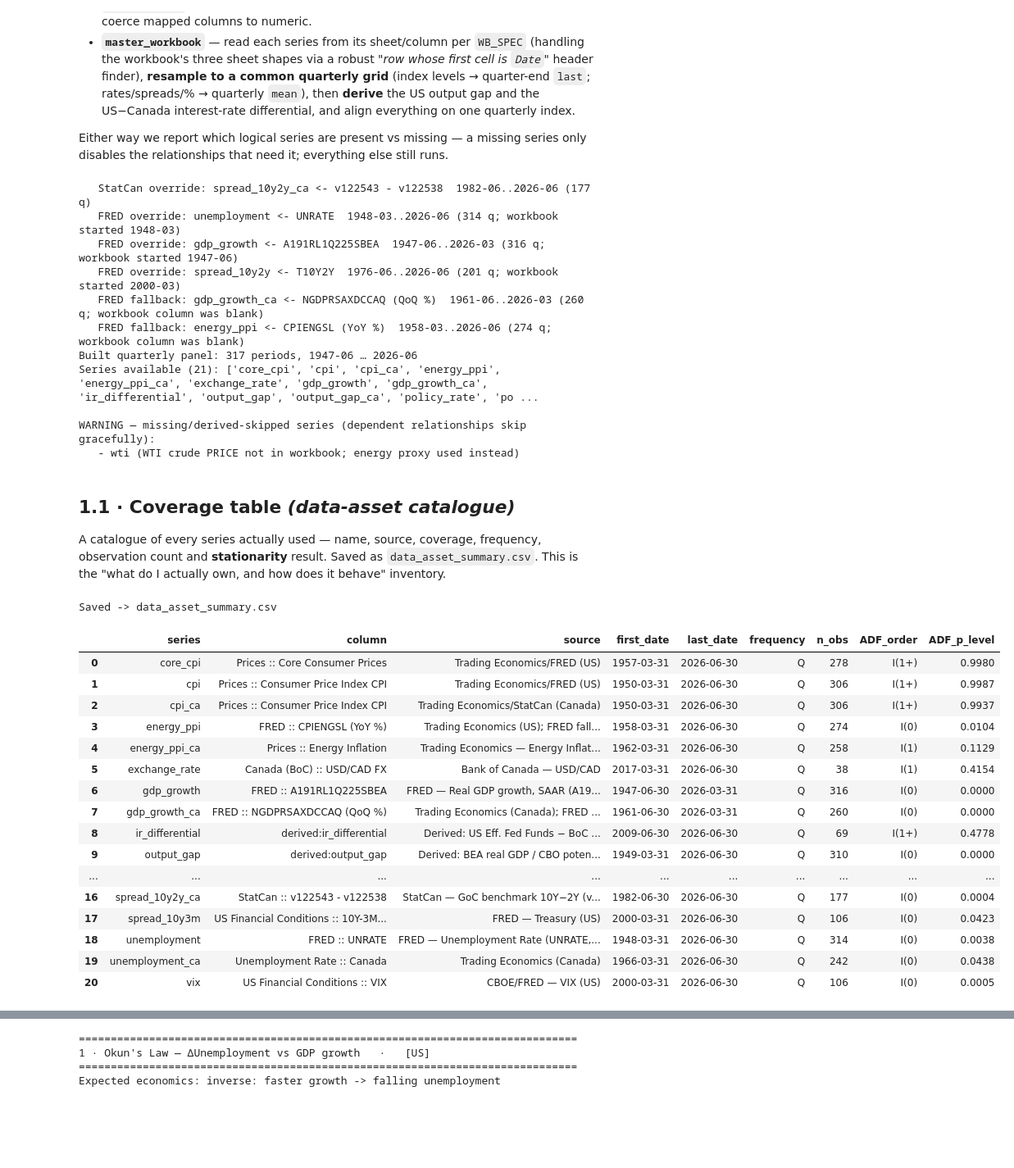
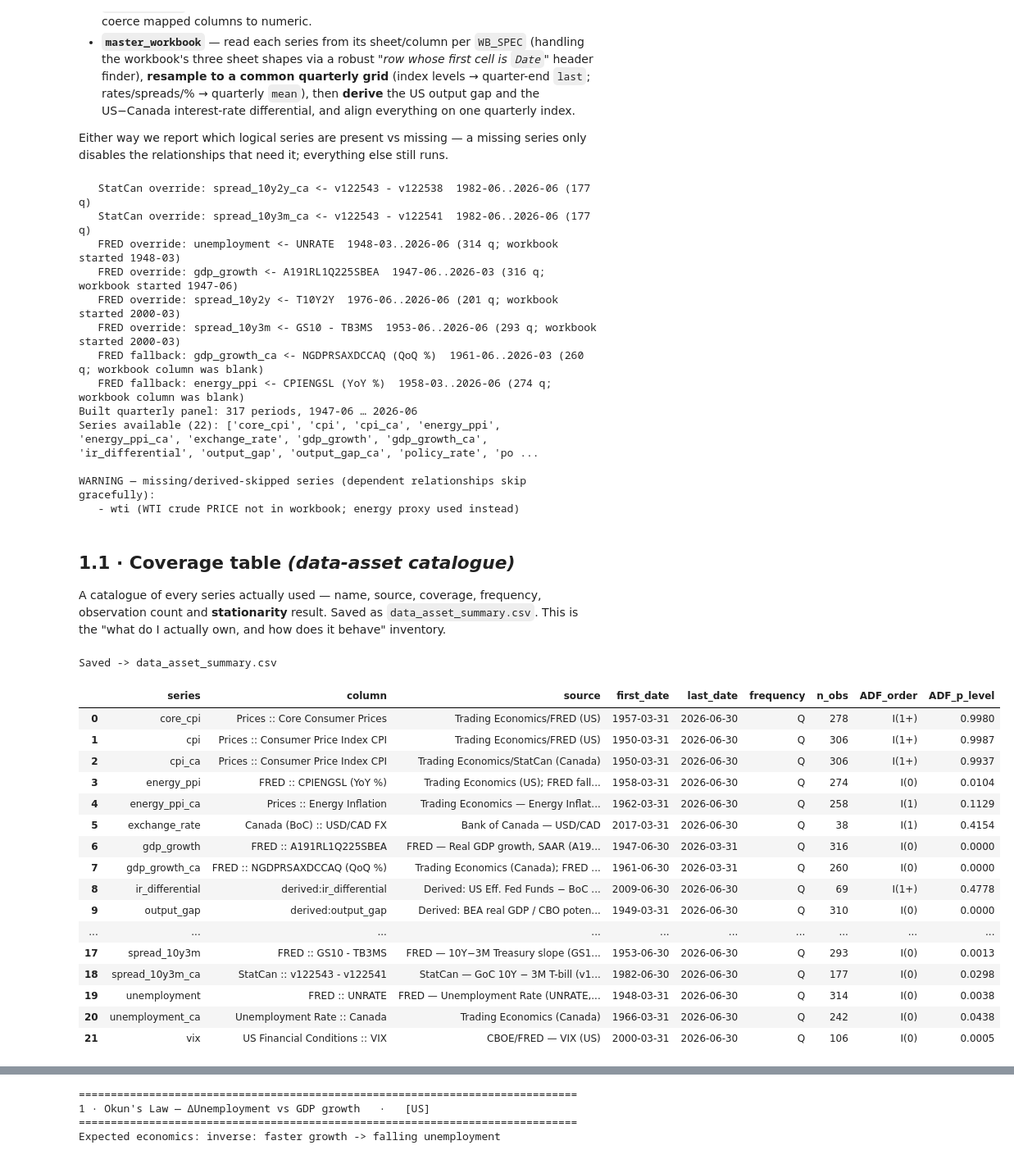
Before and after one commit to will-smith12/macro-relationships-dashboard, a Jupyter notebook: macro_relationships_master.ipynb, the cells around one changed output, grey strips where cells are left out. Shown at 82% size. Cells and saved outputs as stored; diff of their text form; code cells hidden in the pictures; blank space fills up the shorter version.

```diff
--- a/macro_relationships_master.ipynb
+++ b/macro_relationships_master.ipynb
@@ -133,6 +133,7 @@ WB_SPEC = {
     "output_gap":   dict(derive="output_gap"),        # 100*(realGDP/potential-1)
     "ir_differential": dict(derive="ir_differential"), # US FedFunds - CA overnight
     "spread_10y2y_ca": dict(derive="spread_10y2y_ca"), # GoC 10Y - GoC 2Y (CA slope proxy)
+    "spread_10y3m_ca": dict(derive="spread_10y3m_ca"), # GoC 10Y - GoC 3M T-bill (CANONICAL CA slope)
 }
 # Building blocks needed only to derive the computed series above:
 WB_DERIVE_INPUTS = {
@@ -157,7 +158,7 @@ SOURCES = {
     "ppi": "Trading Economics/FRED (US)",
     "output_gap": "Derived: BEA real GDP / CBO potential (US)",
     "policy_rate": "FRED — Eff. Fed Funds (US)", "prime_rate": "Trading Economics — Bank Lending Rate (US)",
-    "spread_10y3m": "FRED — Treasury (US)",
+    "spread_10y3m": "FRED — 10Y−3M Treasury slope (GS10−TB3MS, US, 1953+; canonical Estrella–Mishkin predictor)",
     "spread_10y2y": "FRED — 10Y−2Y Treasury slope (T10Y2Y, US, 1976+)",
     "wti": "N/A — not in workbook", "energy_ppi": "Trading Economics (US); FRED fallback — CPIENGSL energy-CPI YoY",
     "exchange_rate": "Bank of Canada — USD/CAD",
@@ -168,6 +169,7 @@ SOURCES = {
     "policy_rate_ca": "Bank of Canada — policy rate (Canada)",
     "output_gap_ca": "Bank of Canada — MPR output gap % (Canada)",
     "spread_10y2y_ca": "StatCan — GoC benchmark 10Y−2Y (v122543−v122538, Canada, 1982+)",
+    "spread_10y3m_ca": "StatCan — GoC 10Y − 3M T-bill (v122543−v122541, Canada, 1982+; canonical 10Y-3M slope, Harvey 1991)",
     "ir_differential": "Derived: US Eff. Fed Funds − BoC overnight",
 }
 
@@ -1124,6 +1126,26 @@ def _load_master_workbook():
     else:
         missing.append("spread_10y2y_ca (missing GoC 10Y or 2Y yield)")
 
+    # 5b) CANONICAL Canadian slope = GoC 10Y − 3M T-bill (Estrella–Mishkin /
+    #     Harvey 1991 use the 3-month rate, not the 2-year). StatCan v122541 is
+    #     the 3-month Treasury-bill yield (back to 1951); v122543 is the GoC
+    #     benchmark 10Y. This is the apples-to-apples counterpart to the US
+    #     10Y-3M spread and the literature-preferred predictor of future growth.
+    #     On any failure, fall back to the workbook GoC 10Y minus the 3M T-bill
+    #     if present, else leave missing (rel 5-CA then uses no Canadian panel).
+    _ca_slope3m = None
+    _goc3m = _fetch_statcan(122541)  # GoC 3-month Treasury-bill yield
+    if _goc3m is not None and _goc10 is not None:
+        _sp3 = (_to_freq(_goc10, "mean") - _to_freq(_goc3m, "mean")).dropna()
+        if not _sp3.empty:
+            _ca_slope3m = _sp3
+            print(f"   StatCan override: spread_10y3m_ca <- v122543 - v122541  "
+                  f"{_sp3.index.min():%Y-%m}..{_sp3.index.max():%Y-%m} ({len(_sp3)} q)")
+    if _ca_slope3m is not None:
+        present["spread_10y3m_ca"] = _ca_slope3m
+    else:
+        missing.append("spread_10y3m_ca (missing GoC 10Y or 3M T-bill yield)")
+
     # WTI is intentionally absent from this workbook.
     missing.append("wti (WTI crude PRICE not in workbook; energy proxy used instead)")
 
@@ -1151,6 +1173,30 @@ def _load_master_workbook():
         print(f"   FRED override: {_logical} <- {_sid}  "
               f"{_q.index.min():%Y-%m}..{_q.index.max():%Y-%m} "
               f"({len(_q)} q; workbook started {_was_from})")
+
+    # 6b) CANONICAL US slope = 10Y − 3M Treasury (GS10 − TB3MS). Estrella &
+    #     Mishkin (1996/1998) and the NY Fed / Cleveland Fed recession models use
+    #     the 10Y-3M spread — NOT the 10Y-2Y — as the predictor of future growth.
+    #     GS10−TB3MS runs back to 1953 (longest honest history; ~double the
+    #     growth-predictive content of 10Y-2Y: full-sample OLS β≈0.6 vs 0.38,
+    #     squarely inside the literature band). Fallbacks: T10Y3M (1982+), then
+    #     the workbook "10Y-3M Spread" column.
+    _gs10 = _fetch_fred("GS10", start="1947-01-01")
+    _tb3m = _fetch_fred("TB3MS", start="1947-01-01")
+    if _gs10 is not None and _tb3m is not None and not _gs10.empty and not _tb3m.empty:
+        _sp = (_to_freq(_gs10, "mean") - _to_freq(_tb3m, "mean")).dropna()
+        if not _sp.empty:
+            _was = present.get("spread_10y3m")
+            _was_from = f"{_was.index.min():%Y-%m}" if _was is not None and len(_was) else "—"
+            present["spread_10y3m"] = _sp
+            print(f"   FRED override: spread_10y3m <- GS10 - TB3MS  "
+                  f"{_sp.index.min():%Y-%m}..{_sp.index.max():%Y-%m} "
+                  f"({len(_sp)} q; workbook started {_was_from})")
+    elif present.get("spread_10y3m") is None or present["spread_10y3m"].dropna().empty:
+        _t103m = _fetch_fred("T10Y3M", start="1947-01-01")
+        if _t103m is not None and not _t103m.empty:
+            present["spread_10y3m"] = _to_freq(_t103m, "mean")
+            print("   FRED fallback: spread_10y3m <- T10Y3M (1982+)")
 
     # 7) Self-healing fallbacks for workbook columns that ship BLANK in some
     #    vintages. The Trading-Economics workbook intermittently delivers an
@@ -1228,13 +1274,15 @@ else:
     _load_single_sheet()
 # %% [output]
    StatCan override: spread_10y2y_ca <- v122543 - v122538  1982-06..2026-06 (177 q)
+   StatCan override: spread_10y3m_ca <- v122543 - v122541  1982-06..2026-06 (177 q)
    FRED override: unemployment <- UNRATE  1948-03..2026-06 (314 q; workbook started 1948-03)
    FRED override: gdp_growth <- A191RL1Q225SBEA  1947-06..2026-03 (316 q; workbook started 1947-06)
    FRED override: spread_10y2y <- T10Y2Y  1976-06..2026-06 (201 q; workbook started 2000-03)
+   FRED override: spread_10y3m <- GS10 - TB3MS  1953-06..2026-06 (293 q; workbook started 2000-03)
    FRED fallback: gdp_growth_ca <- NGDPRSAXDCCAQ (QoQ %)  1961-06..2026-03 (260 q; workbook column was blank)
    FRED fallback: energy_ppi <- CPIENGSL (YoY %)  1958-03..2026-06 (274 q; workbook column was blank)
 Built quarterly panel: 317 periods, 1947-06 … 2026-06
-Series available (21): ['core_cpi', 'cpi', 'cpi_ca', 'energy_ppi', 'energy_ppi_ca', 'exchange_rate', 'gdp_growth', 'gdp_growth_ca', 'ir_differential', 'output_gap', 'output_gap_ca', 'policy_rate', 'po ...
+Series available (22): ['core_cpi', 'cpi', 'cpi_ca', 'energy_ppi', 'energy_ppi_ca', 'exchange_rate', 'gdp_growth', 'gdp_growth_ca', 'ir_differential', 'output_gap', 'output_gap_ca', 'policy_rate', 'po ...
 
 WARNING — missing/derived-skipped series (dependent relationships skip gracefully):
    - wti (WTI crude PRICE not in workbook; energy proxy used instead)
@@ -1249,11 +1297,14 @@ def _origin(logical):
     """Human-readable origin of a series for the catalogue, for either layout."""
     if LAYOUT == "master_workbook":
         # US Okun inputs are overridden with full-history FRED data (see loader).
-        if logical in ("unemployment", "gdp_growth", "spread_10y2y", "spread_10y2y_ca"):
+        if logical in ("unemployment", "gdp_growth", "spread_10y2y", "spread_10y2y_ca",
+                       "spread_10y3m", "spread_10y3m_ca"):
             return {"unemployment": "FRED :: UNRATE",
                     "gdp_growth": "FRED :: A191RL1Q225SBEA",
                     "spread_10y2y": "FRED :: T10Y2Y",
-                    "spread_10y2y_ca": "StatCan :: v122543 - v122538"}[logical]
+                    "spread_10y2y_ca": "StatCan :: v122543 - v122538",
+                    "spread_10y3m": "FRED :: GS10 - TB3MS",
+                    "spread_10y3m_ca": "StatCan :: v122543 - v122541"}[logical]
         # Series filled from a FRED fallback when the workbook column was blank.
         if logical in ORIGIN_OVERRIDE:
             return ORIGIN_OVERRIDE[logical]
@@ -1279,38 +1330,38 @@ def build_data_asset():
             "source": SOURCES.get(logical, "—"),
             "first_date": s.index.min().strftime("%Y-%m-%d") if len(s) else "—",
             "last_date": s.index.max().strftime("%Y-%m-%d") if len(s) else "—",
             "frequency": FREQUENCY,
             "n_obs": int(len(s)),
             "ADF_order": rep["order"],
             "ADF_p_level": round(rep["p_level"], 4) if pd.notna(rep["p_level"]) else None,
         })
     asset = pd.DataFrame(rows).sort_values("series").reset_index(drop=True)
     out = str(Path(OUTPUT_DIR) / "data_asset_summary.csv")
     asset.to_csv(out, index=False)
     print(f"Saved -> {out}")
     return asset
 
 DATA_ASSET = build_data_asset()
 DATA_ASSET
 # %% [output]
 Saved -> data_asset_summary.csv
 |  | series | column | source | first_date | last_date | frequency | n_obs | ADF_order | ADF_p_level |
 | 0 | core_cpi | Prices :: Core Consumer Prices | Trading Economics/FRED (US) | 1957-03-31 | 2026-06-30 | Q | 278 | I(1+) | 0.9980 |
 | 1 | cpi | Prices :: Consumer Price Index CPI | Trading Economics/FRED (US) | 1950-03-31 | 2026-06-30 | Q | 306 | I(1+) | 0.9987 |
 | 2 | cpi_ca | Prices :: Consumer Price Index CPI | Trading Economics/StatCan (Canada) | 1950-03-31 | 2026-06-30 | Q | 306 | I(1+) | 0.9937 |
 | 3 | energy_ppi | FRED :: CPIENGSL (YoY %) | Trading Economics (US); FRED fall... | 1958-03-31 | 2026-06-30 | Q | 274 | I(0) | 0.0104 |
 | 4 | energy_ppi_ca | Prices :: Energy Inflation | Trading Economics — Energy Inflat... | 1962-03-31 | 2026-06-30 | Q | 258 | I(1) | 0.1129 |
 | 5 | exchange_rate | Canada (BoC) :: USD/CAD FX | Bank of Canada — USD/CAD | 2017-03-31 | 2026-06-30 | Q | 38 | I(1) | 0.4154 |
 | 6 | gdp_growth | FRED :: A191RL1Q225SBEA | FRED — Real GDP growth, SAAR (A19... | 1947-06-30 | 2026-03-31 | Q | 316 | I(0) | 0.0000 |
 | 7 | gdp_growth_ca | FRED :: NGDPRSAXDCCAQ (QoQ %) | Trading Economics (Canada); FRED ... | 1961-06-30 | 2026-03-31 | Q | 260 | I(0) | 0.0000 |
 | 8 | ir_differential | derived:ir_differential | Derived: US Eff. Fed Funds − BoC ... | 2009-06-30 | 2026-06-30 | Q | 69 | I(1+) | 0.4778 |
 | 9 | output_gap | derived:output_gap | Derived: BEA real GDP / CBO poten... | 1949-03-31 | 2026-06-30 | Q | 310 | I(0) | 0.0000 |
 | ... | ... | ... | ... | ... | ... | ... | ... | ... | ... |
-| 16 | spread_10y2y_ca | StatCan :: v122543 - v122538 | StatCan — GoC benchmark 10Y−2Y (v... | 1982-06-30 | 2026-06-30 | Q | 177 | I(0) | 0.0004 |
-| 17 | spread_10y3m | US Financial Conditions :: 10Y-3M... | FRED — Treasury (US) | 2000-03-31 | 2026-06-30 | Q | 106 | I(0) | 0.0423 |
-| 18 | unemployment | FRED :: UNRATE | FRED — Unemployment Rate (UNRATE,... | 1948-03-31 | 2026-06-30 | Q | 314 | I(0) | 0.0038 |
-| 19 | unemployment_ca | Unemployment Rate :: Canada | Trading Economics (Canada) | 1966-03-31 | 2026-06-30 | Q | 242 | I(0) | 0.0438 |
-| 20 | vix | US Financial Conditions :: VIX | CBOE/FRED — VIX (US) | 2000-03-31 | 2026-06-30 | Q | 106 | I(0) | 0.0005 |
+| 17 | spread_10y3m | FRED :: GS10 - TB3MS | FRED — 10Y−3M Treasury slope (GS1... | 1953-06-30 | 2026-06-30 | Q | 293 | I(0) | 0.0013 |
+| 18 | spread_10y3m_ca | StatCan :: v122543 - v122541 | StatCan — GoC 10Y − 3M T-bill (v1... | 1982-06-30 | 2026-06-30 | Q | 177 | I(0) | 0.0298 |
+| 19 | unemployment | FRED :: UNRATE | FRED — Unemployment Rate (UNRATE,... | 1948-03-31 | 2026-06-30 | Q | 314 | I(0) | 0.0038 |
+| 20 | unemployment_ca | Unemployment Rate :: Canada | Trading Economics (Canada) | 1966-03-31 | 2026-06-30 | Q | 242 | I(0) | 0.0438 |
+| 21 | vix | US Financial Conditions :: VIX | CBOE/FRED — VIX (US) | 2000-03-31 | 2026-06-30 | Q | 106 | I(0) | 0.0005 |
 # %% [markdown]
 ## 1.2 · Output-gap sanity check  *(diagnostic, run before any modelling)*
 
```
Also changed, not shown: parts of 4 cells of this notebook, 14 other files.
